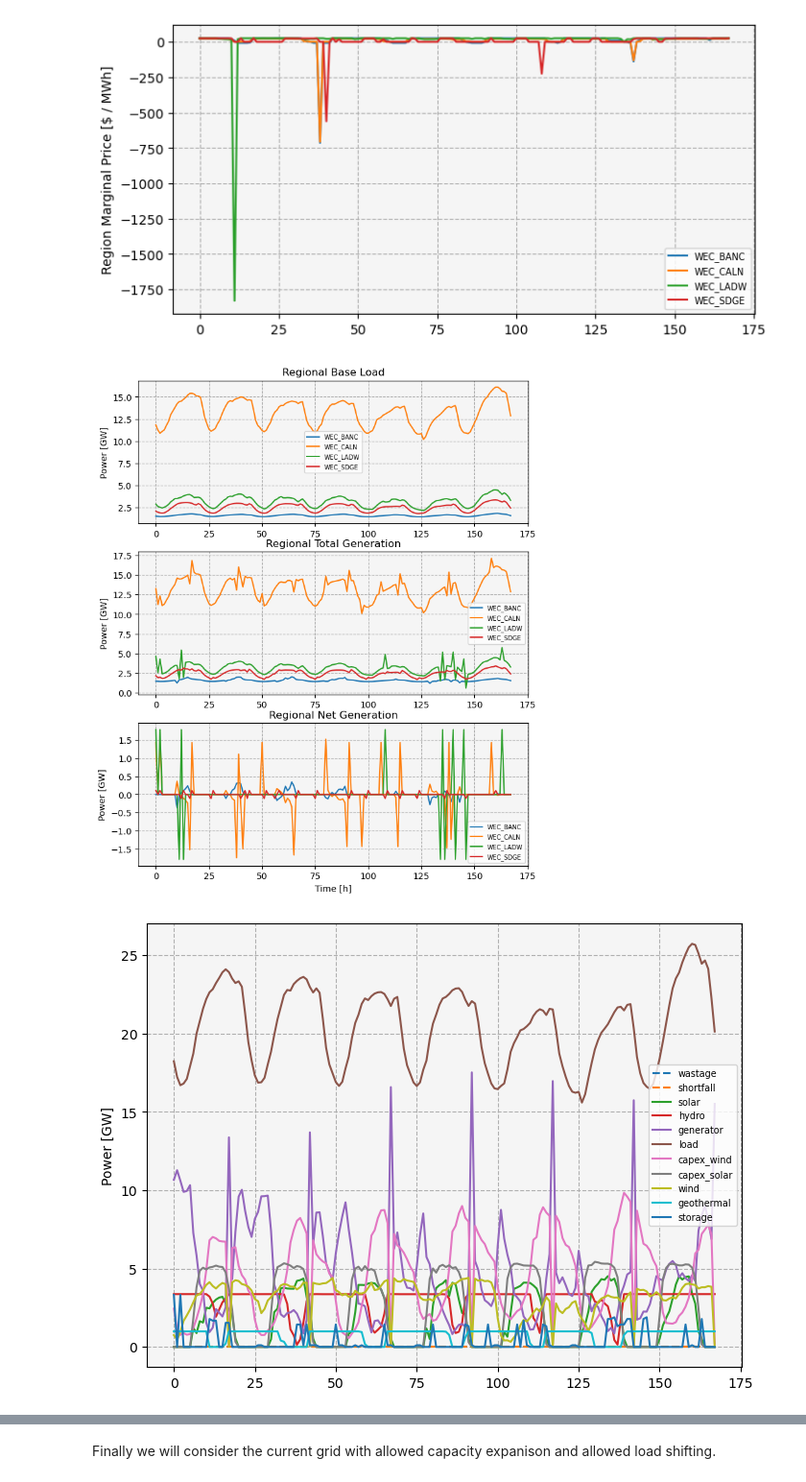
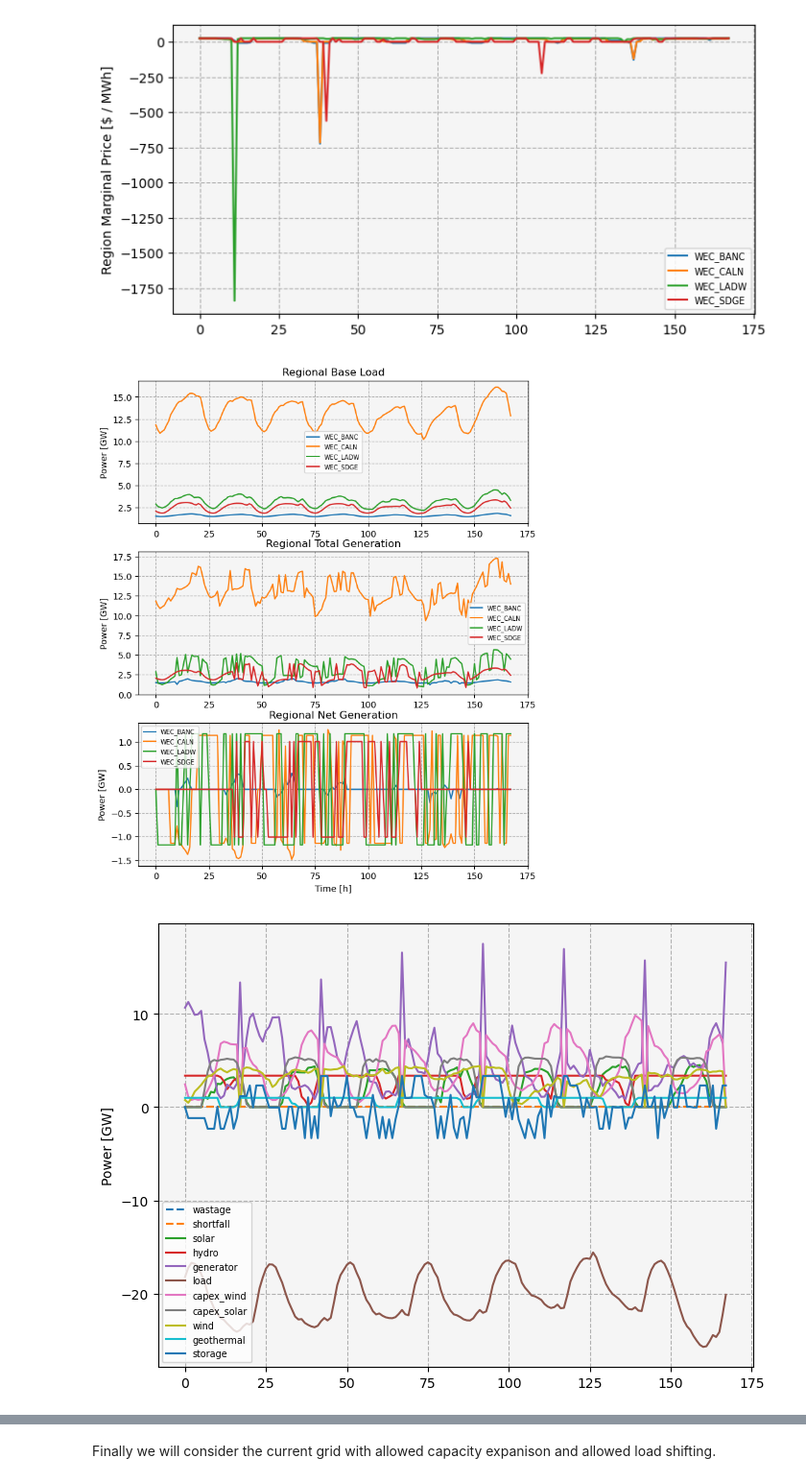
Before and after one commit to ucdavis/good_model, a Jupyter notebook: Example.ipynb, the cells around one changed output, grey strips where cells are left out. Shown at 96% size. Drawn from its saved outputs; the diff is of its cells as text; code cells hidden in the pictures.

Commit message:
Aaron 3/7/2025 1: Fixed Store?

```diff
--- a/Example.ipynb
+++ b/Example.ipynb
@@ -52,8 +52,8 @@ for source, node in graph._node.items():
 
         if asset['_class'] == 'Store':
 
-            asset['capex_capacity'] = 1e3
-            asset['capex_cost'] = 0
+            asset['capex_capacity'] = np.inf
+            asset['capex_cost'] = 1e3
 # %%
 '''
 Building from graph
@@ -386,6 +386,12 @@ for source, node in graph._node.items():
     for asset in node.get('assets', []):
 
         asset['capex_cost'] /= (52 * 5)
+
+        if asset['_class'] == 'Store':
+
+            asset['capex_capacity'] = 1e10
+            asset['capex_cost'] = 1e3 / (52 * 5) * 0
+            asset['ramp_rate'] = .1
 # %%
 '''
 Building from graph
@@ -522,7 +528,7 @@ kw = {
 
 _ = [ax.legend(**kw) for ax in ax]
 # %% [output]
-[figure, old version]
+[figure, new version]
 # %%
 gen_amounts = {'wastage': [], 'shortfall': []}
 
@@ -553,35 +559,35 @@ for key, val in gen_amounts.items():
     gen_amounts[key] = np.vstack(val).sum(axis = 0) / 1e9
 
 fig, ax = plt.subplots(figsize = (8, 6))
 
 for key, val in gen_amounts.items():
 
     ax.plot(
-        np.abs(val),
+        val,
         label = key,
         ls = '--' if key in ['wastage', 'shortfall'] else None,
     )
 
 kw = {
     'facecolor': 'whitesmoke',
     'ylabel': 'Power [GW]',
 }
 
 _ = ax.set(**kw)
 
 kw = {
     'ls': '--',
 }
 
 _ = ax.grid(**kw)
 
 kw = {
     'fontsize': 'x-small',
 }
 
 _ = ax.legend(**kw)
 # %% [output]
-[figure, old version]
+[figure, new version]
 # %%
 gen_amounts = {'wastage': [], 'shortfall': []}
 
```
Also changed, not shown: parts of 11 cells of this notebook, 1 other file.
